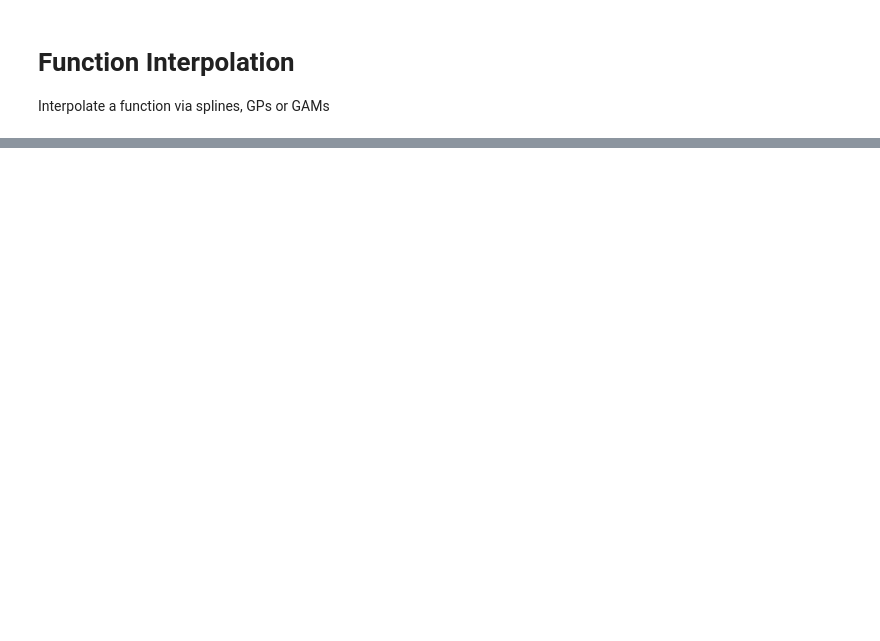
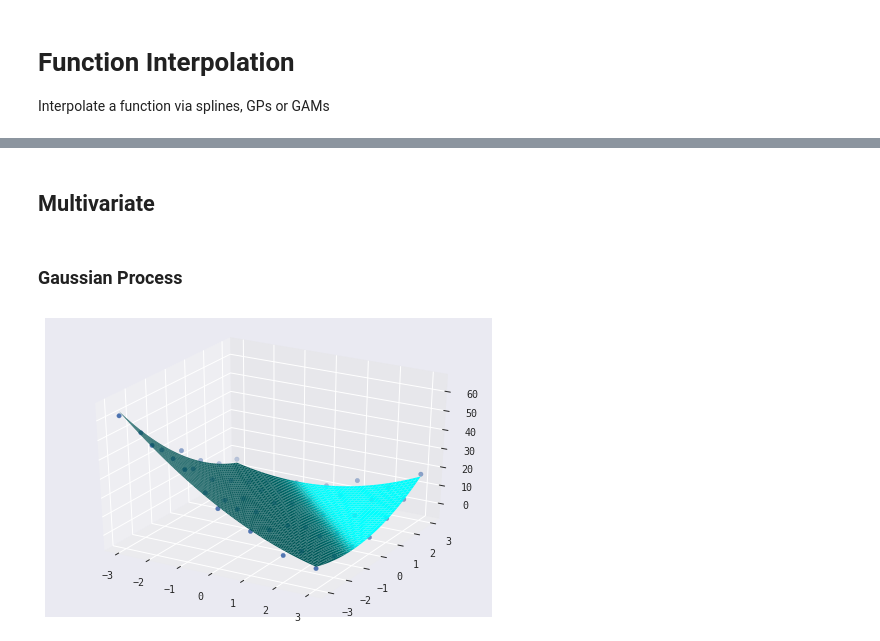
Before and after one commit to mysterious-ben/ds-examples, a Jupyter notebook: models/function_interpolation.ipynb, the cells around one changed output, grey strips where cells are left out. Cells and saved outputs as stored; diff of their text form; code cells hidden in the pictures; blank space fills up the shorter version.

```diff
--- a/models/function_interpolation.ipynb
+++ b/models/function_interpolation.ipynb
@@ -77,0 +79,42 @@ _=_
+# %% [markdown]
+## Multivariate
+# %% [markdown]
+### Gaussian Process
+# %%
+# @np.vectorize
+def foo(x, y):
+    return (x+y-2.)**2
+
+def x_to_features(arr):
+    return np.array([[x, y] for x, y in itertools.product(arr, arr)])
+
+def x_to_meshgrid(arr):
+    return np.meshgrid(arr, arr)
+
+def y_to_meshgrid(arr):
+    n = int(np.sqrt(len(arr)))
+    assert n**2 == len(arr)
+    return np.reshape(arr, (n, n))
+
+def to_meshgrid(X):
+    assert X.shape[1] == 2
+    new_dim = np.sqrt(2500)
+
+_X = np.linspace(-3, 3, 7)
+_Xt = np.linspace(-3, 3, 50)
+
+X = x_to_features(_X)
+X_mg = x_to_meshgrid(_X)
+Xt = x_to_features(_Xt)
+Xt_mg = x_to_meshgrid(_Xt)
+
+y = foo(X[:, 0], X[:, 1]) + np.random.normal(scale=2., size=len(X))
+
+fig = plt.figure()
+ax = fig.add_subplot(111, projection='3d')
+ax.scatter(*X_mg, y)
+ax.plot_surface(*Xt_mg, foo(*Xt_mg), color='cyan')
+
+_=_
+# %% [output]
+[figure, added]
```
Also changed, not shown: parts of 15 cells of this notebook, 1 other file.
